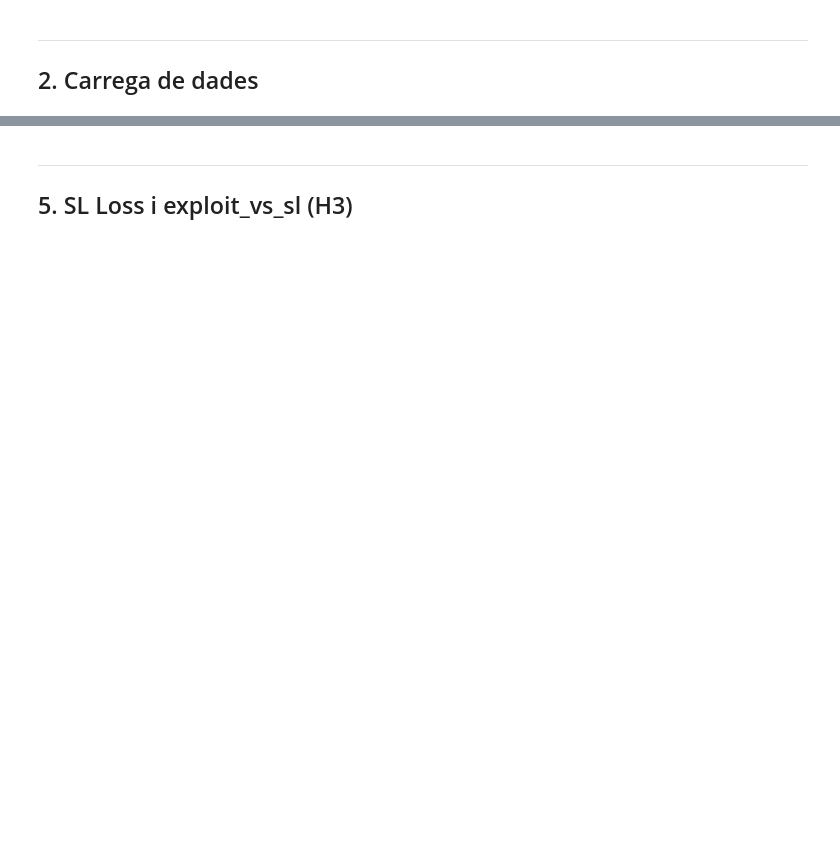
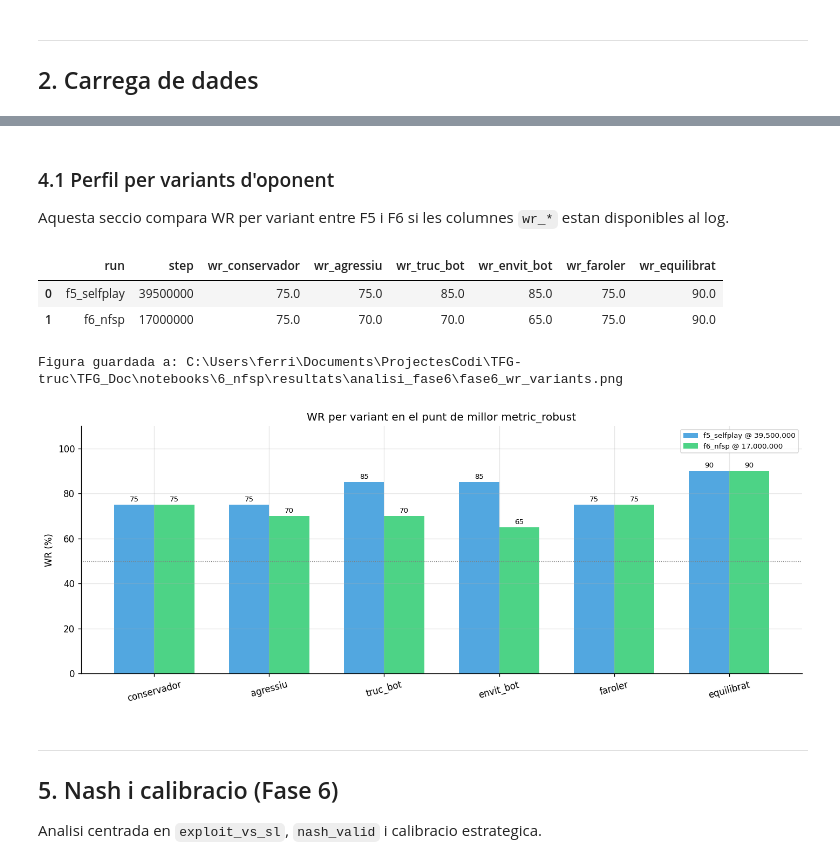
Before and after one commit to JoFeF08/TFG_Doc, a Jupyter notebook: notebooks/6_nfsp/comparacio_fase6.ipynb, the cells around one changed output, grey strips where cells are left out. Saved outputs shown, nothing was run; the diff lists cells and outputs as text; code cells hidden in the pictures; blank space fills up the shorter version.

```diff
--- a/notebooks/6_nfsp/comparacio_fase6.ipynb
+++ b/notebooks/6_nfsp/comparacio_fase6.ipynb
@@ -159,4 +270,64 @@ plt.tight_layout(); plt.show()
+# %% [markdown]
+### 4.1 Perfil per variants d'oponent
+
+Aquesta seccio compara WR per variant entre F5 i F6 si les columnes `wr_*` estan disponibles al log.
+# %%
+candidats = ['conservador', 'agressiu', 'truc_bot', 'envit_bot', 'faroler', 'equilibrat']
+cols_wr = [f'wr_{v}' for v in candidats]
+
+disponibles = [c for c in cols_wr if all(c in dades[k].columns for k in dades)]
+if not disponibles:
+    print('No hi ha columnes wr_* per variant a tots els logs; seccio omitida.')
+else:
+    # Escollim per cada run el punt "best_metric_robust" per comparar robustesa real
+    files = []
+    for key in ['f5_selfplay', 'f6_nfsp']:
+        if key not in dades:
+            continue
+        df = dades[key]
+        row = fila_best(df, 'metric_robust', minim=False)
+        d = {'run': key, 'step': int(row['step'])}
+        for c in disponibles:
+            d[c] = float(row[c])
+        files.append(d)
+
+    taula_variants = pd.DataFrame(files)
+    display(taula_variants)
+
+    x = np.arange(len(disponibles))
+    n = len(files)
+    w = 0.7 / max(1, n)
+    fig, ax = plt.subplots(figsize=(12, 4.8))
+    colors = {'f5_selfplay': '#3498db', 'f6_nfsp': '#2ecc71'}
+
+    for i, r in enumerate(files):
+        vals = [r[c] for c in disponibles]
+        off = (i - n/2 + 0.5) * w
+        bars = ax.bar(x + off, vals, w, color=colors.get(r['run'], '#999999'), alpha=0.85, label=f"{r['run']} @ {r['step']:,}")
+        for b, v in zip(bars, vals):
+            ax.text(b.get_x() + b.get_width()/2, b.get_height()+0.8, f"{v:.0f}", ha='center', va='bottom', fontsize=8)
+
+    ax.set_xticks(x)
+    ax.set_xticklabels([c.replace('wr_', '') for c in disponibles], rotation=15)
+    ax.set_ylabel('WR (%)')
+    ax.set_ylim(0, 110)
+    ax.set_title('WR per variant en el punt de millor metric_robust')
+    ax.axhline(50, color='gray', linestyle=':', lw=0.8)
+    ax.legend(fontsize=8)
+    plt.tight_layout()
+    var_fig = OUT_DIR / 'fase6_wr_variants.png'
+    plt.savefig(var_fig, dpi=140, bbox_inches='tight')
+    print(f'Figura guardada a: {var_fig}')
+    plt.show()
+# %% [output]
+|  | run | step | wr_conservador | wr_agressiu | wr_truc_bot | wr_envit_bot | wr_faroler | wr_equilibrat |
+| 0 | f5_selfplay | 39500000 | 75.0 | 75.0 | 85.0 | 85.0 | 75.0 | 90.0 |
+| 1 | f6_nfsp | 17000000 | 75.0 | 70.0 | 70.0 | 65.0 | 75.0 | 90.0 |
+Figura guardada a: C:\Users\ferri\Documents\ProjectesCodi\TFG-truc\TFG_Doc\notebooks\6_nfsp\resultats\analisi_fase6\fase6_wr_variants.png
+[figure, added]
 # %% [markdown]
 ---
-## 5. SL Loss i exploit_vs_sl (H3)
+## 5. Nash i calibracio (Fase 6)
+
+Analisi centrada en `exploit_vs_sl`, `nash_valid` i calibracio estrategica.
 # %%
```
Also changed, not shown: parts of 36 cells of this notebook, 5 other files.
